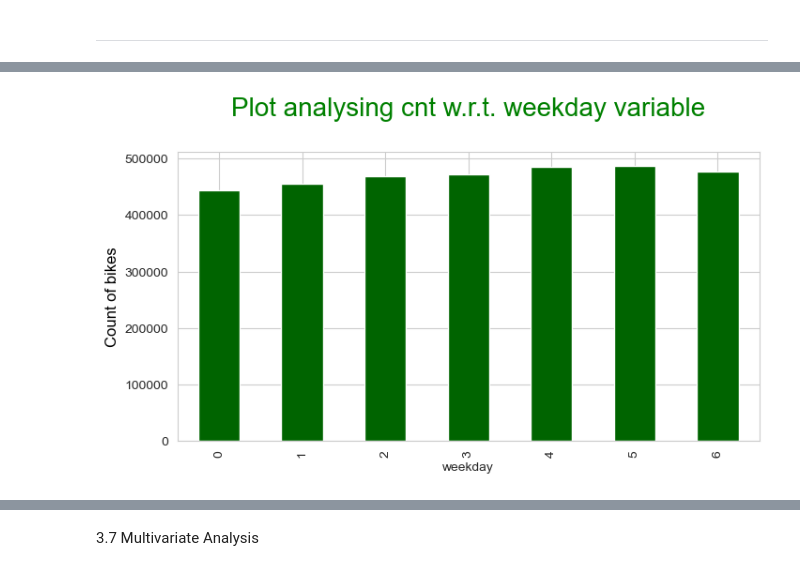
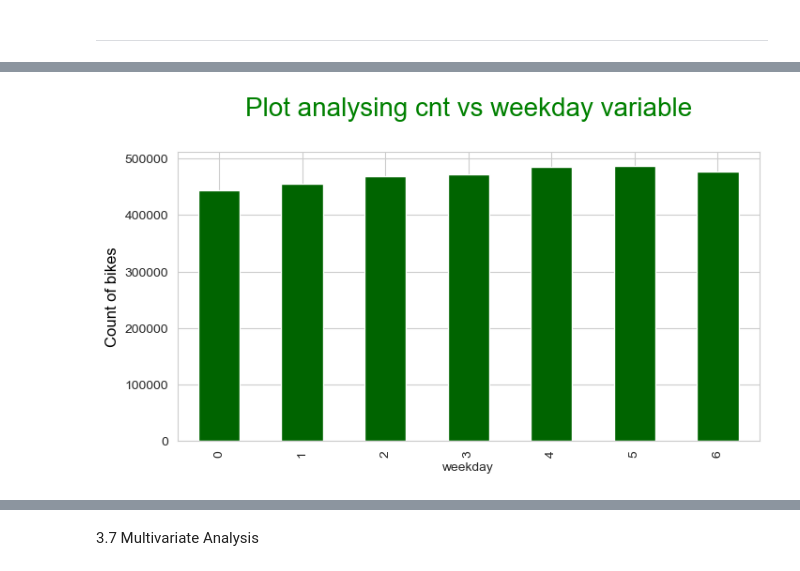
Before and after one commit to sfdatade/machine_learning_bikes_project, a Jupyter notebook: Bpp.ipynb, the cells around one changed output, grey strips where cells are left out. Saved outputs shown, nothing was run; the diff lists cells and outputs as text; code cells hidden in the pictures.

```diff
--- a/Bpp.ipynb
+++ b/Bpp.ipynb
@@ -472,10 +482,10 @@ plt.show()
 # %%
-# cnt w.r.t. weekday
+# cnt vs weekday
 
 plt.figure(figsize= (8,4))
 bikes.groupby("weekday")["cnt"].sum().plot.bar(color="darkgreen")
-plt.title("Plot analysing cnt w.r.t. weekday variable\n", fontdict={'fontsize': 20, 'fontweight' : 5, 'color' : 'Green'})
+plt.title("Plot analysing cnt vs weekday variable\n", fontdict={'fontsize': 20, 'fontweight' : 5, 'color' : 'Green'})
 plt.ylabel("Count of bikes", fontdict={'fontsize': 12, 'fontweight' : 5, 'color' : 'Black'})
 plt.show()
 # %% [output]
-[figure, old version]
+[figure, new version]
```
Also changed, not shown: parts of 39 cells of this notebook.
